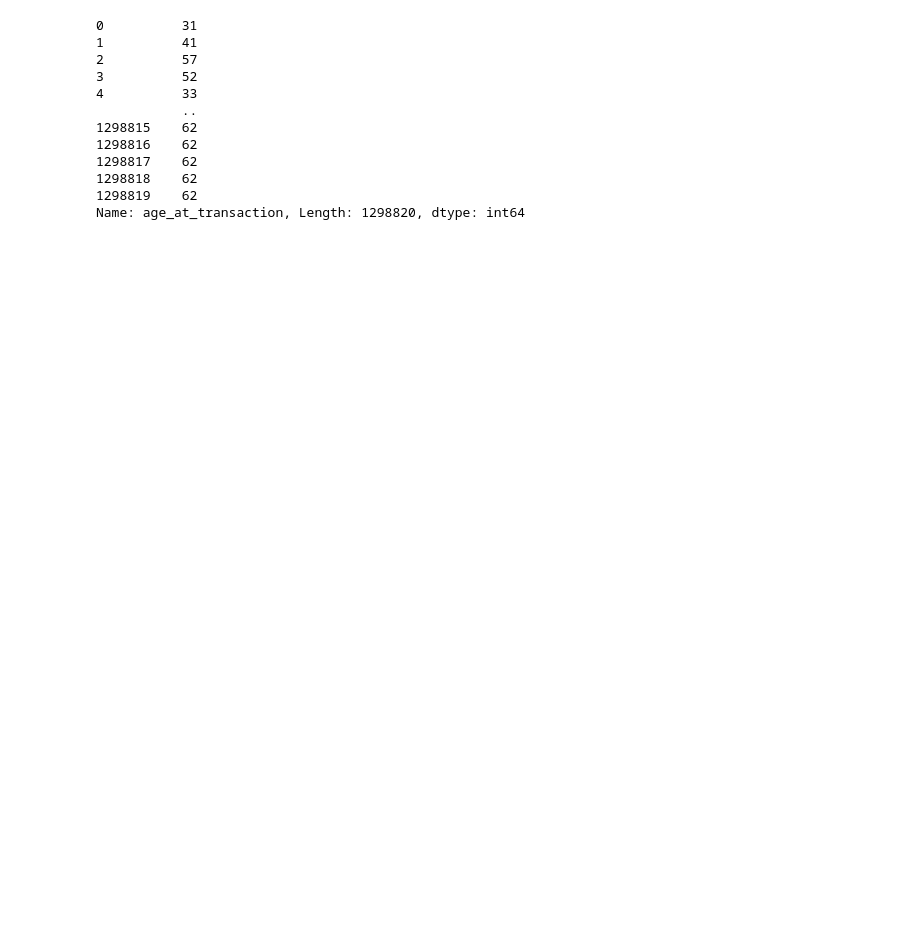
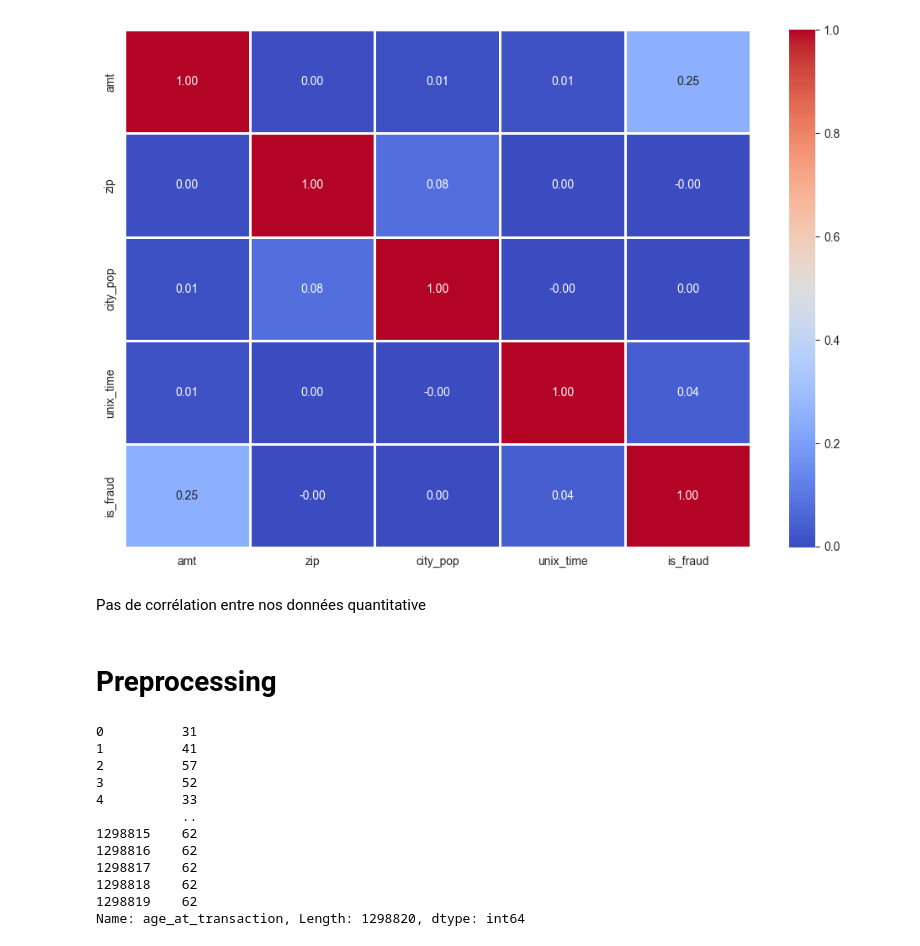
Before and after one commit to S13v3n-2/projet-detection-fraude, a Jupyter notebook: Model_non_superviser.ipynb, the cells around one changed output. Cells and saved outputs as stored; diff of their text form; code cells hidden in the pictures; blank space fills up the shorter version.

```diff
--- a/Model_non_superviser.ipynb
+++ b/Model_non_superviser.ipynb
@@ -25,2 +66,19 @@ df.drop(["unix_time","merch_lat","merch_long","lat","long",'Unnamed: 0','trans_n
+# %%
+plt.figure(figsize=(12, 8))
+corr = df.corr(numeric_only=True)
+#kot = corr[(corr !=1.000) & ((corr >=0.4) | (corr <=(-0.2)))]
+sns.heatmap(corr,
+            annot=True,
+            cmap='coolwarm',
+            fmt=".2f",
+            linewidths=1,
+            )
+plt.show()
+# %% [output]
+[figure, added]
+# %% [markdown]
+Pas de corrélation entre nos données quantitative
+# %% [markdown]
+# Preprocessing
 # %%
 # Prétraitement
```
Also changed, not shown: parts of 17 cells of this notebook, 4 other files.
